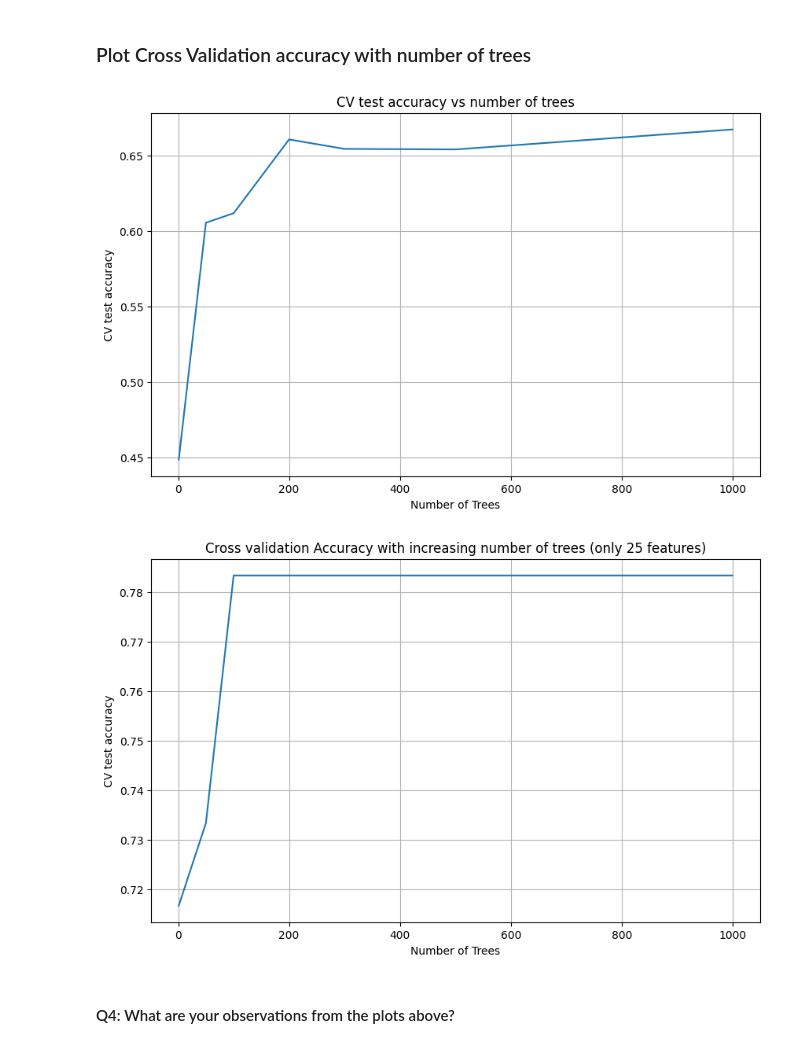
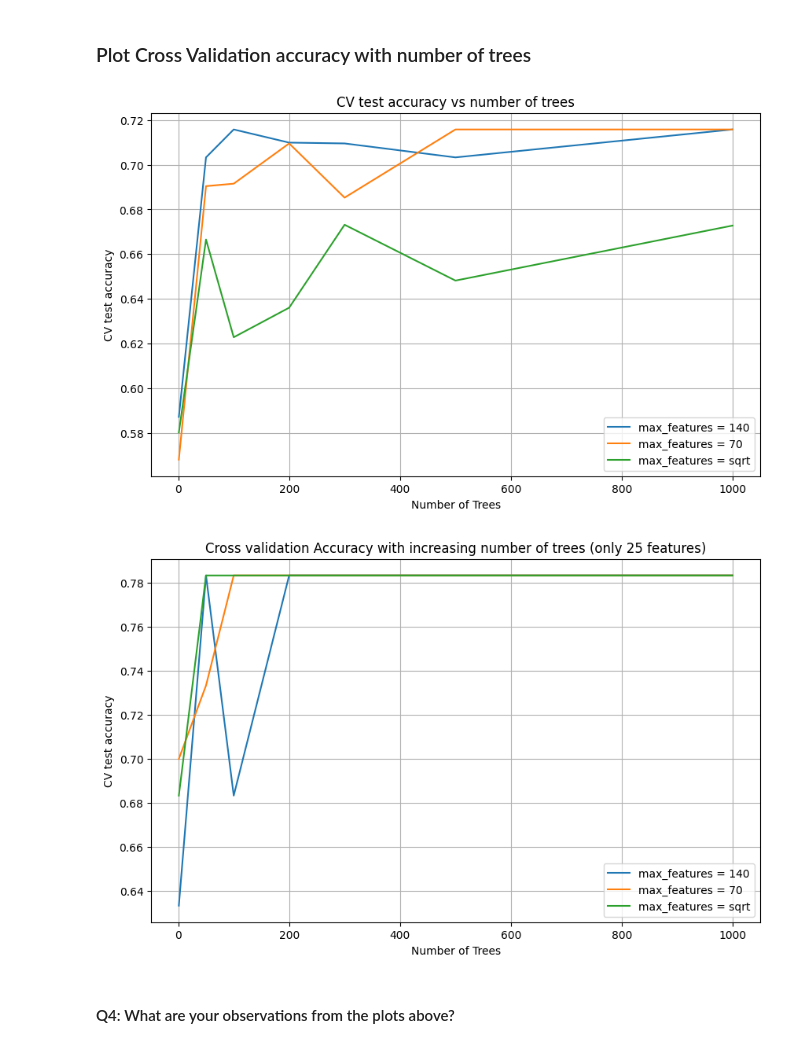
Before and after one commit to ritwickban/Diagnosis_of_AD-PSP, a Jupyter notebook: mp1-omics.ipynb, the cells around one changed output. Drawn from its saved outputs; the diff is of its cells as text; code cells hidden in the pictures.

```diff
--- a/mp1-omics.ipynb
+++ b/mp1-omics.ipynb
@@ -350,15 +348,17 @@ X_rf = X_projected
 num_trees = [1, 50, 100, 200, 300, 500, 1000]
 m =  X_rf.shape[1]
 max_features = [ m, m//2, 'sqrt']
-test_accs = []
-
+test_accs = {}
 # Create StratifiedKFold validation
 stratK = StratifiedKFold(n_splits=10)
-for tree in num_trees:
-    for features in max_features:
+for features in max_features:
+    test_acc = []
+    for tree in num_trees:
         # Instantiate a random forest object. Set max_depth=5.
         RF = RandomForestClassifier(n_estimators=tree, max_depth=5, max_features=features)
         # Perform cross validation
         rf = cross_validate(RF, X_rf, y, cv=stratK, scoring='accuracy')
         # Record the mean of CV test scores
-    test_accs.append(np.mean(rf['test_score']))
+        test_acc.append(np.mean(rf['test_score']))
+    #feat_list.append(test_accs)
+    test_accs[features] = test_acc
@@ -371,18 +391,20 @@ y_25 = y[0:25]
 num_trees_25 = [1, 50, 100, 200, 300, 500, 1000]
 m_25 =  X_rf_25.shape[1]
 max_features_25 = [ m, m//2, 'sqrt']
-test_accs_25 = []
+test_accs_25 = {}
 
 # Create StratifiedKFold validation
 stratK = StratifiedKFold(n_splits=10)
-for tree in num_trees:
-    for features in max_features:
+for features in max_features:
+    test_acc_25 = []
+    for tree in num_trees:
         # Instantiate a random forest object. Set max_depth=5.
         RF = RandomForestClassifier(n_estimators=tree, max_depth=5, max_features=features)
         # Perform cross validation
         rf_25 = cross_validate(RF, X_rf_25, y_25, cv=stratK, scoring='accuracy')
         # Record the mean of CV test scores
-    test_accs_25.append(np.mean(rf_25['test_score']))
+        test_acc_25.append(np.mean(rf_25['test_score']))
+    test_accs_25[features] = test_acc_25
 # %%
 #test_accs_25
 # %% [output]
@@ -402,7 +424,7 @@ plt.xlabel('Number of Trees')
 plt.ylabel('CV test accuracy')
 plt.title('CV test accuracy vs number of trees')
 k=0
-#for i, max_feat in enumerate(max_features):
+for i, max_feat in enumerate(max_features):
     #for j, tree in enumerate(num_trees):
         #print(f"i:{i} j:{j}")
 
@@ -410,38 +432,40 @@ k=0
         #print(k)
         #plt.plot(tree, test_accs[j], '-')
         #k+=1
-        #plt.plot(tree, test_accs[i], label="max_features = "+str(max_feat))
+        plt.plot(num_trees, test_accs[max_feat], label="max_features = "+str(max_feat))
+        #print(test_accs[max_feat])
+        #plt.plot(tree, test_accs[max_feat], label="max_features = "+str(max_feat))
         #plt.plot(tree, test_accs[j], 'o', label="max_features = "+str(max_features[0]))
-plt.plot(num_trees, test_accs[0:7], '-', label="Accuracy with increasing number of trees")
+#plt.plot(num_trees, test_accs[0:7], '-', label="Accuracy with increasing number of trees")
 #plt.plot(max_features, test_accs[], '-', label="Accuracy with increasing number of features")
-#plt.legend()
+plt.legend()
 plt.grid()
 plt.show()
 # %% [output]
-[figure, old version]
+[figure, new version]
 # %%
 plt.figure(figsize=(10, 6))
 plt.xlabel('Number of Trees')
 plt.ylabel('CV test accuracy')
 plt.title('Cross validation Accuracy with increasing number of trees (only 25 features)')
-k=0
-#for i, max_feat in enumerate(max_features):
+for i, max_feat in enumerate(max_features):
     #for j, tree in enumerate(num_trees):
         #print(f"i:{i} j:{j}")
 
         #print(i*len(num_trees)+j)
         #print(k)
         #plt.plot(tree, test_accs[j], '-')
         #k+=1
+        plt.plot(num_trees, test_accs_25[max_feat], label="max_features = "+str(max_feat))
         #plt.plot(tree, test_accs[i], label="max_features = "+str(max_feat))
         #plt.plot(tree, test_accs[j], 'o', label="max_features = "+str(max_features[0]))
-plt.plot(num_trees, test_accs_25[0:7], '-', label="Accuracy with increasing number of trees")
+#plt.plot(num_trees, test_accs_25[0:7], '-', label="Accuracy with increasing number of trees")
 #plt.plot(max_features, test_accs[], '-', label="Accuracy with increasing number of features")
-#plt.legend()
+plt.legend()
 plt.grid()
 plt.show()
 # %% [output]
-[figure, old version]
+[figure, new version]
 # %% [markdown]
 #### Q4: What are your observations from the plots above?
 # %% [markdown]
```
Also changed, not shown: parts of 2 cells of this notebook.
